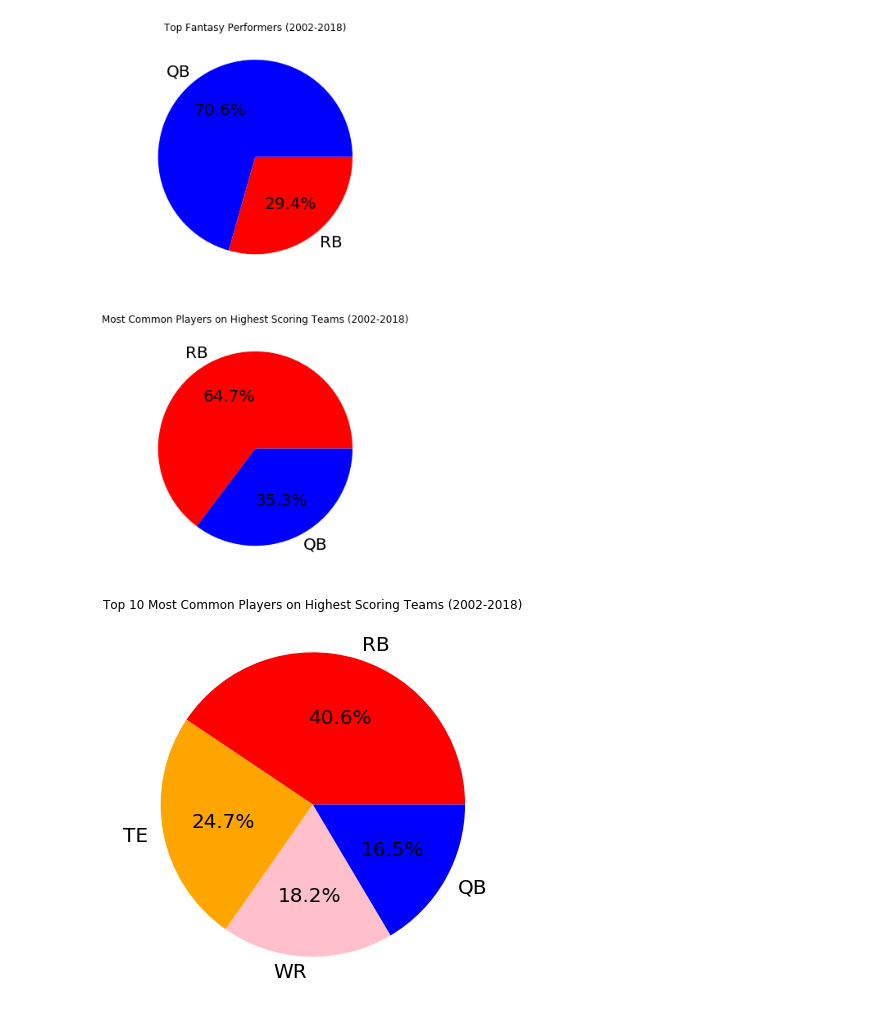
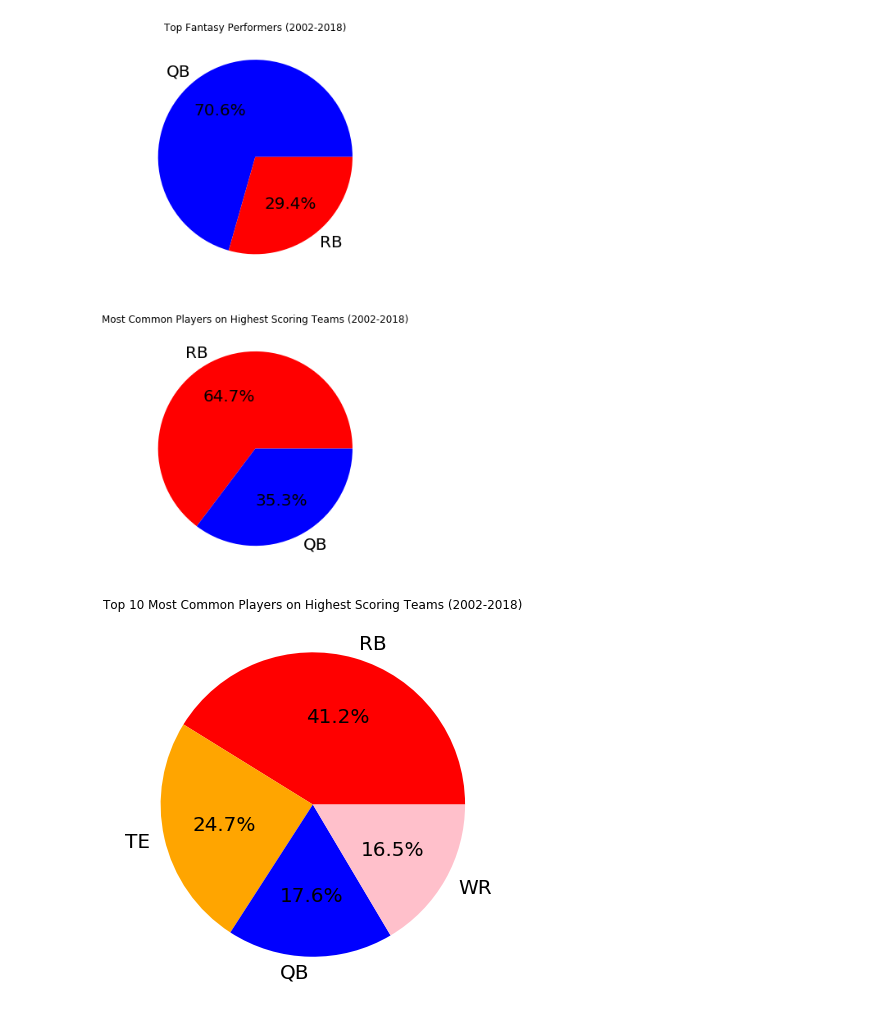
Before and after one commit to jlwalsh13/Capstone_1, a Jupyter notebook: ff_draft_sim.ipynb, the cells around one changed output. Drawn from its saved outputs; the diff is of its cells as text; code cells hidden in the pictures.

```diff
--- a/ff_draft_sim.ipynb
+++ b/ff_draft_sim.ipynb
@@ -8,6 +8,7 @@ from statsmodels.formula.api import ols
 # %%
 ff_data_list = []
 
+# Import all fantasy data csv's.
 for year in range(2002, 2019):
     ff_data = pd.read_csv('FF offense '+str(year)+'.csv')
     ff_data['YEAR'] = year
@@ -21,25 +22,26 @@ for year in range(2002, 2019):
         if N[-4:] == ' SUS':
             ff_data.NAME = ff_data.NAME.replace(N, N[:-4])
 
-    # Correct innaccurate position labels in POS column
-    no_qb = ff_data[ff_data.POS != 'QB']
-    no_qb = no_qb[no_qb['PASS YDS'] > 106]
-    index_ = no_qb.index.values
+    # Correct innaccurate position labels in POS column.
+    position_fix = ff_data[(ff_data['PASS YDS'] > ff_data['RUSH YDS']) &
+                           (ff_data['PASS YDS'] > ff_data['REC YDS']) & (ff_data.POS != 'QB')].copy()
+    index_ = position_fix.index.values
 
-    for p in no_qb.POS:
-        no_qb.POS = no_qb.POS.replace(p, 'QB')
+    for p in position_fix.POS:
+        position_fix.POS = position_fix.POS.replace(p, 'QB')
 
     for i in index_:
-        ff_data.loc[i] = no_qb.loc[i]
+        ff_data.loc[i] = position_fix.loc[i]
 
     ff_data_list.append(ff_data)
 
+# Create one master dataframe.
 ff_data_list.reverse()
 ALL = pd.concat(ff_data_list)
 ALL = ALL.reset_index(drop=True)
 ALL = ALL[ALL.POS != 'FB']
-#ALL = ALL[['YEAR', 'RANK', 'NAME', 'TEAM', 'POS', 'PTS']]
 # %%
+# Create dataframe of starters from each position.
 starter = []
 position = ['QB', 'RB', 'WR', 'TE']
 
@@ -51,12 +53,13 @@ for year in range(2002, 2019):
         else:
             starter.append(df[df.POS == pos][:24])
 
-TOP = pd.concat(starter)
-TOP = TOP.reset_index(drop=True)
+STARTERS = pd.concat(starter)
+STARTERS = STARTERS.reset_index(drop=True)
 
+# Plot fantasy points for starters by year.
 list1 = []
 for year in range(2002, 2019):
-    DF = TOP[TOP.YEAR == year]
+    DF = STARTERS[STARTERS.YEAR == year]
     list1.append(DF)
 
 color = {'QB': 'blue', 'RB': 'red', 'WR': 'pink', 'TE': 'orange'}
@@ -507,15 +510,16 @@ RB    11
 QB     6
 Name: POS, dtype: int64
 # %%
+# Calculate frequency of top 10 most common player positions.
 pos = []
 
-DDFF = pd.concat(player_counts).to_frame()
-DDFF = DDFF.reset_index()
-DDFF = DDFF.rename(columns={"index": "NAME", "NAME": "PERCENTS"})
-for name in DDFF.NAME:
+most_common_players = pd.concat(player_counts).to_frame()
+most_common_players = most_common_players.reset_index()
+most_common_players = most_common_players.rename(columns={"index": "NAME", "NAME": "PERCENTS"})
+for name in most_common_players.NAME:
         pos.append(ALL[ALL.NAME == name].POS.unique().item())
 
-P = pd.Series(pos)
-print(P.value_counts())
-print(P.value_counts()/len(P)*100)
+pos_ = pd.Series(pos)
+print(pos_.value_counts())
+print(pos_.value_counts()/len(pos_)*100)
 # %% [output]
@@ -551,11 +557,12 @@ plt.show()
 # %% [output]
 [figure]
 # %%
+# Plot top 10 most common players on highest scoring simulated teams.
 plt.figure(figsize=(7,7))
-(P.value_counts()/len(P)*100).plot.pie(colors=['red', 'orange', 'pink', 'blue'], autopct='%1.1f%%', textprops={'fontsize': 20})
+(pos_.value_counts()/len(pos_)*100).plot.pie(colors=['red', 'orange', 'blue', 'pink'], autopct='%1.1f%%', textprops={'fontsize': 20})
 plt.title('Top 10 Most Common Players on Highest Scoring Teams (2002-2018)')
 plt.ylabel('')
 plt.show()
 # %% [output]
-[figure, old version]
+[figure, new version]
 # %%
```
Also changed, not shown: parts of 16 cells of this notebook, 2 other files.
